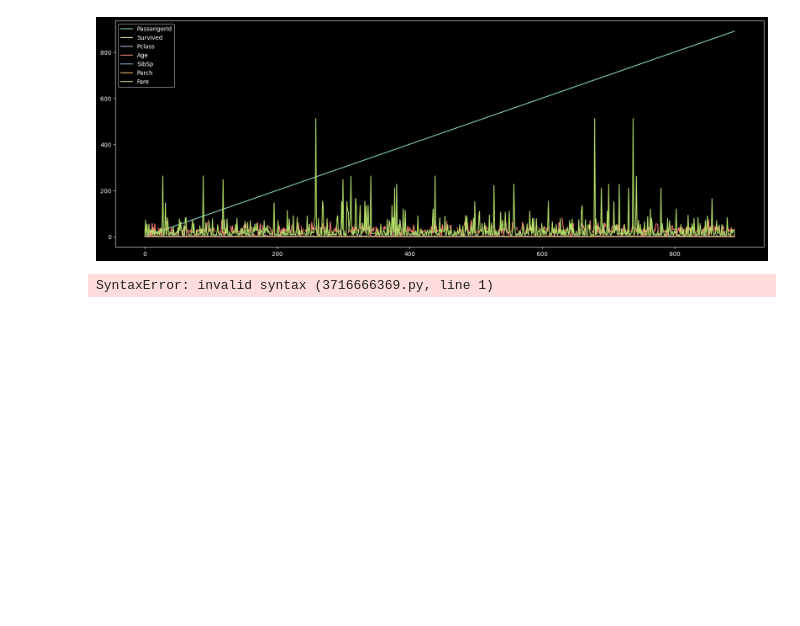
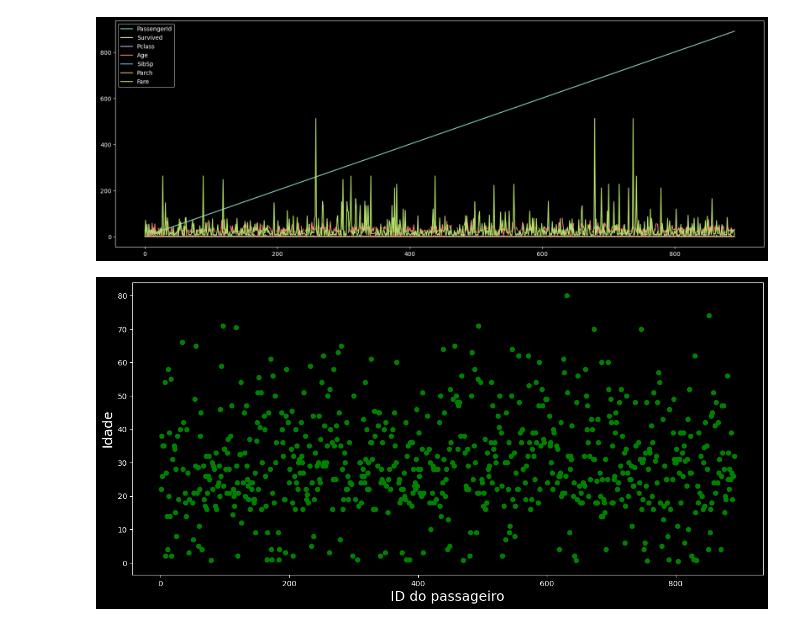
Before and after one commit to KeichiTS/Curso_Manipulacao_e_analise_de_dados_com_Pandas, a Jupyter notebook: plotGraph.ipynb, the cells around one changed output. Drawn from its saved outputs; the diff is of its cells as text; code cells hidden in the pictures; blank space fills up the shorter version.

Commit message:
plotGrah1

```diff
--- a/plotGraph.ipynb
+++ b/plotGraph.ipynb
@@ -25,7 +25,7 @@ plt.style.available
 # %%
 plt.style.use('dark_background')
 # %%
-plt.rcParams['figure.figsize'] = (20,7)
+plt.rcParams['figure.figsize'] = (15,7)
 # %%
 d = pd.read_csv('titanic_train.csv')
 # %%
@@ -64,9 +64,9 @@ plt.show()
 # %%
 # Scatter plot
 # %%
-plt.scatter(d.PassengerId, d.Age, %colors = 'red')
+plt.scatter(d.PassengerId, d.Age, c = 'green', marker = 'o')
 plt.xlabel('ID do passageiro', size = 18)
 plt.ylabel('Idade', size = 18)
 plt.show()
 # %% [output]
-SyntaxError: invalid syntax (3716666369.py, line 1)
+[figure, added]
```
Also changed, not shown: parts of 4 cells of this notebook.
